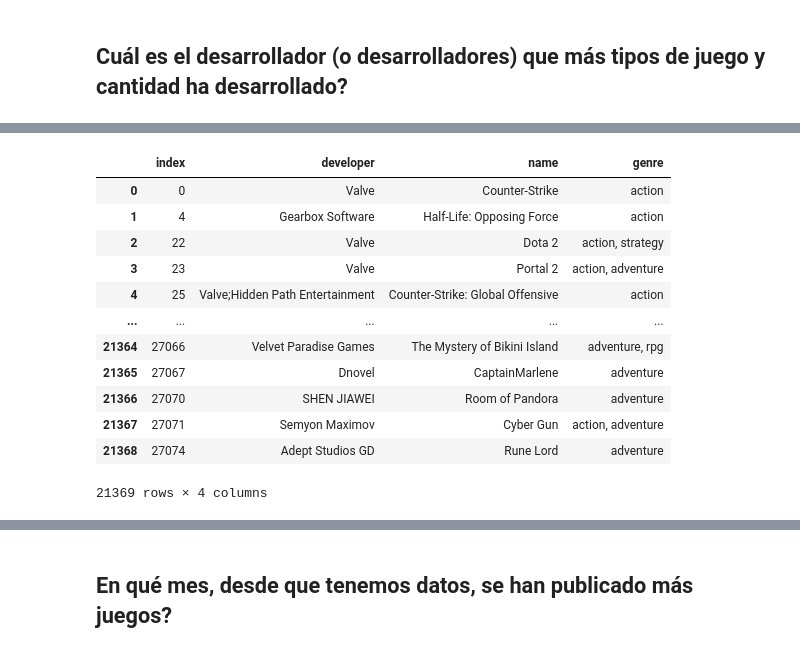
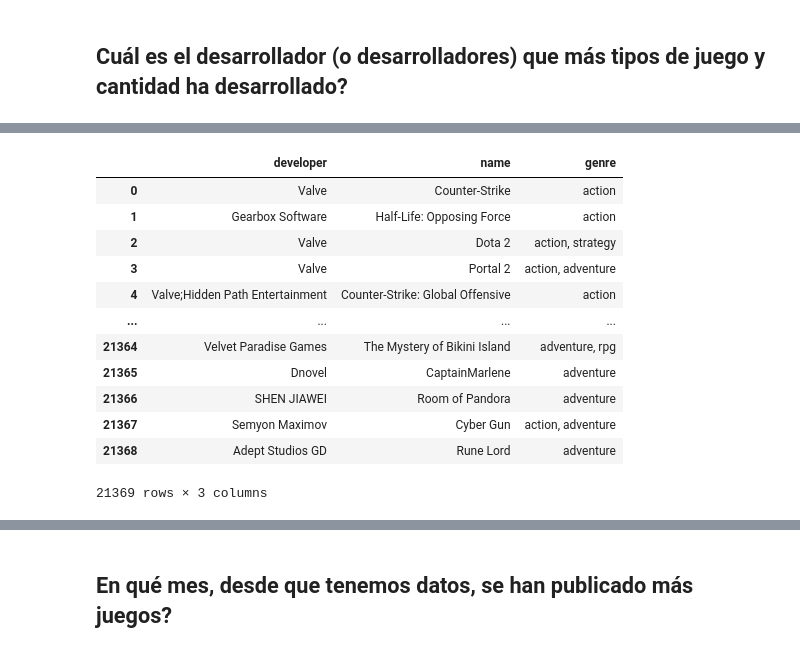
Before and after one commit to AlTesla/steam_EDA, a Jupyter notebook: steam_EDA_Alvaro_Corona.ipynb, the cells around one changed output, grey strips where cells are left out. Saved outputs shown, nothing was run; the diff lists cells and outputs as text; code cells hidden in the pictures.

```diff
--- a/steam_EDA_Alvaro_Corona.ipynb
+++ b/steam_EDA_Alvaro_Corona.ipynb
@@ -482,21 +448,21 @@ devs_name_counts
 devs_df.drop_duplicates(
     subset=['developer', 'genre'], keep='first', inplace=True)
 # %%
-devs_df.reset_index()
+devs_df.reset_index(drop=True)
 # %% [output]
-|  | index | developer | name | genre |
-| 0 | 0 | Valve | Counter-Strike | action |
-| 1 | 4 | Gearbox Software | Half-Life: Opposing Force | action |
-| 2 | 22 | Valve | Dota 2 | action, strategy |
-| 3 | 23 | Valve | Portal 2 | action, adventure |
-| 4 | 25 | Valve;Hidden Path Entertainment | Counter-Strike: Global Offensive | action |
-| ... | ... | ... | ... | ... |
-| 21364 | 27066 | Velvet Paradise Games | The Mystery of Bikini Island | adventure, rpg |
-| 21365 | 27067 | Dnovel | CaptainMarlene | adventure |
-| 21366 | 27070 | SHEN JIAWEI | Room of Pandora | adventure |
-| 21367 | 27071 | Semyon Maximov | Cyber Gun | action, adventure |
-| 21368 | 27074 | Adept Studios GD | Rune Lord | adventure |
+|  | developer | name | genre |
+| 0 | Valve | Counter-Strike | action |
+| 1 | Gearbox Software | Half-Life: Opposing Force | action |
+| 2 | Valve | Dota 2 | action, strategy |
+| 3 | Valve | Portal 2 | action, adventure |
+| 4 | Valve;Hidden Path Entertainment | Counter-Strike: Global Offensive | action |
+| ... | ... | ... | ... |
+| 21364 | Velvet Paradise Games | The Mystery of Bikini Island | adventure, rpg |
+| 21365 | Dnovel | CaptainMarlene | adventure |
+| 21366 | SHEN JIAWEI | Room of Pandora | adventure |
+| 21367 | Semyon Maximov | Cyber Gun | action, adventure |
+| 21368 | Adept Studios GD | Rune Lord | adventure |
-21369 rows × 4 columns
+21369 rows × 3 columns
 # %%
 devs_genre_counts = devs_df.groupby('developer')['genre'].count(
 ).sort_values(ascending=False)[:5].reset_index()
```
Also changed, not shown: parts of 17 cells of this notebook.
